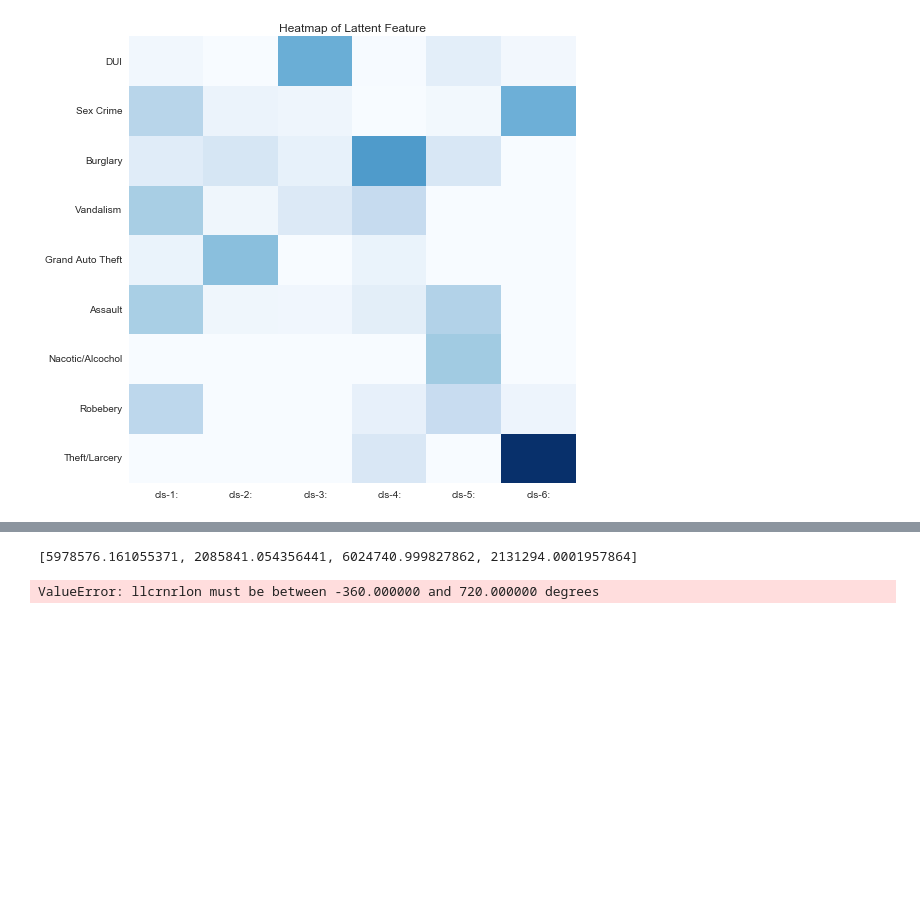
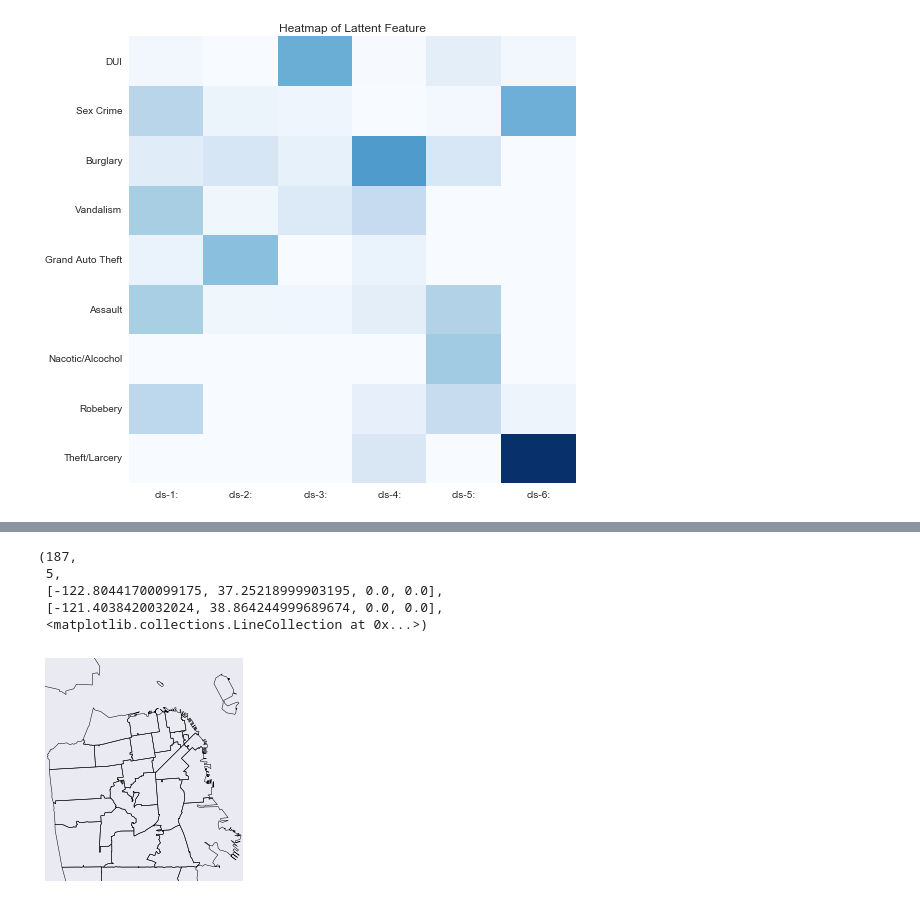
Before and after one commit to livenb/crime_prediction, a Jupyter notebook: SF_map.ipynb, the cells around one changed output, grey strips where cells are left out. Cells and saved outputs as stored; diff of their text form; code cells hidden in the pictures; blank space fills up the shorter version.

```diff
--- a/SF_map.ipynb
+++ b/SF_map.ipynb
@@ -203,46 +243,32 @@ labelsNMF = W.argmax(axis=1)
 # %%
-from mpl_toolkits.basemap import Basemap
-import fiona
-from shapely.geometry import shape, mapping
-from pyproj import Proj, transform
-from fiona.crs import from_epsg
-from itertools import chain
-import matplotlib.pyplot as plt
-from descartes import PolygonPatch
-from shapely.geometry import Point, Polygon, MultiPoint, MultiPolygon
-from shapely.prepared import prep
-from matplotlib.collections import PatchCollection
+from shapely.geometry import box
 
-SFcenter = (-122.4194, 37.7749)
-SFshapefile = 'map/SF-ZipCodes/SFZipCodes'
-
-def build_basemap(shapefile, cityname, center, extra=0.01):
-    shp = fiona.open(shapefile + '.shp')
-    bds = shp.bounds
-    shp.close()
-    ll = (bds[0], bds[1])
-    ur = (bds[2], bds[3])
-    coords = list(chain(ll, ur))
-    print coords
-    w, h = coords[2] - coords[0], coords[3] - coords[1]
-    m = Basemap(projection='tmerc',
-                lon_0=center[0],
-                lat_0=center[1],
-                ellps='WGS84',
-                llcrnrlon=coords[0] - extra * w,
-                llcrnrlat=coords[1] - extra + 0.01 * h,
-                urcrnrlon=coords[2] + extra * w,
-                urcrnrlat=coords[3] + extra + 0.01 * h,
-                lat_ts=0,
-                resolution='i',
-                suppress_ticks=True)
-    m.readshapefile(shapefile,
-                    cityname,
-                    color='black',
-                    zorder=2)
-    return m, coords
-
-m, coords = build_basemap(SFshapefile, 'SF', SFcenter, extra=0.01)
+shp = fiona.open(SFshapefile + '.shp')
+bds = shp.bounds
+shp.close()
+ll = (bds[0], bds[1])
+ur = (bds[2], bds[3])
+coords = list(chain(ll, ur))
+w, h = coords[2] - coords[0], coords[3] - coords[1]
+extra=0.01
+m = Basemap(projection='tmerc',
+            lon_0=SFcenter[0],
+            lat_0=SFcenter[1],
+#                 ellps='spher
+            llcrnrlon=coords[0] - extra * w,
+            llcrnrlat=coords[1] - extra + 0.01 * h,
+            urcrnrlon=coords[2] + extra * w,
+            urcrnrlat=coords[3] + extra + 0.01 * h,
+            lat_ts=0,
+            resolution='i')
+m.readshapefile(state,
+                'SF',
+                color='black',
+                zorder=2)
 # %% [output]
-[5978576.161055371, 2085841.054356441, 6024740.999827862, 2131294.0001957864]
+(187,
+ 5,
+ [-122.80441700099175, 37.25218999903195, 0.0, 0.0],
+ [-121.4038420032024, 38.864244999689674, 0.0, 0.0],
+ <matplotlib.collections.LineCollection at 0x...>)
-ValueError: llcrnrlon must be between -360.000000 and 720.000000 degrees
+[figure, added]
```
Also changed, not shown: parts of 6 cells of this notebook, 14 other files.
